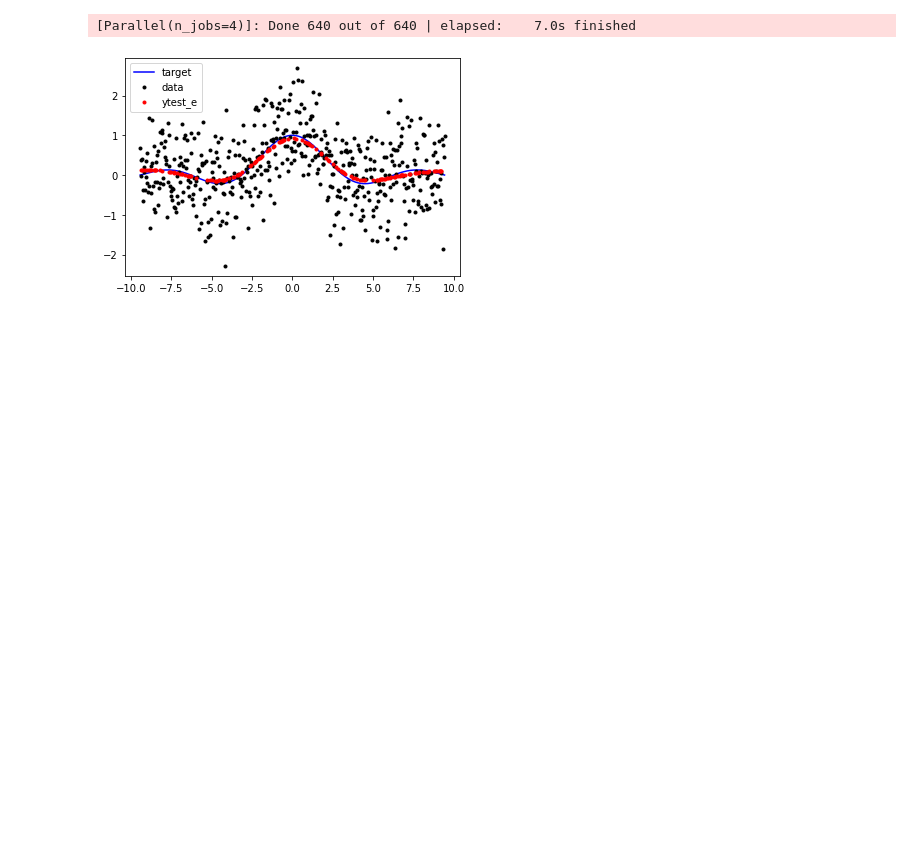
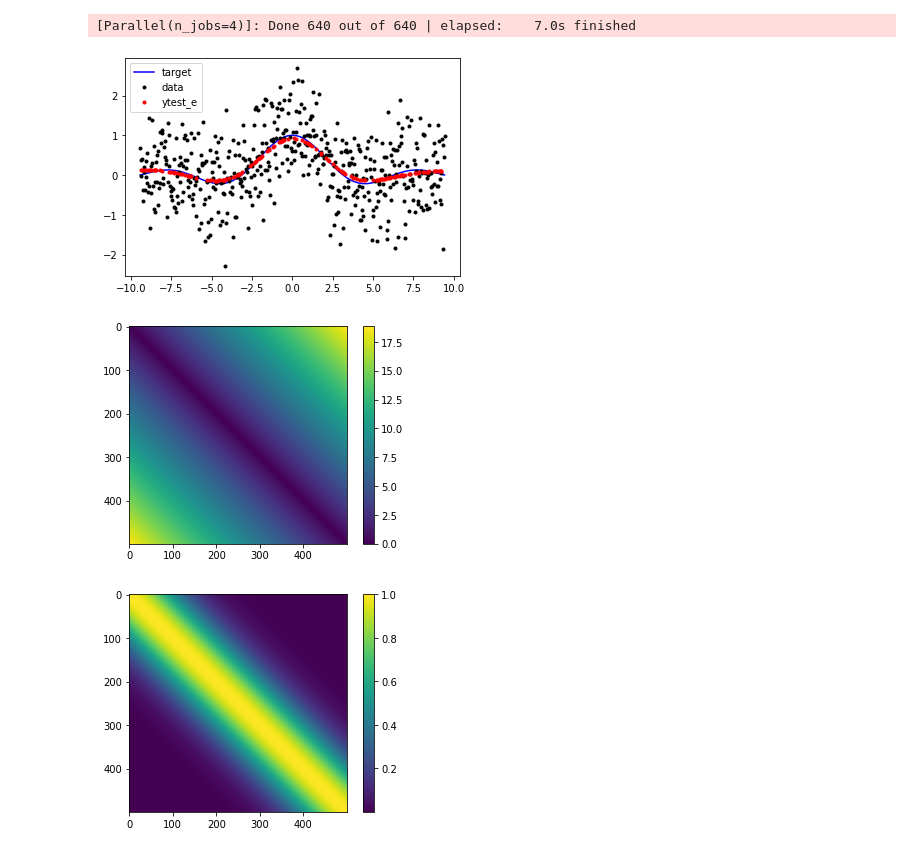
Before and after one commit to amalvarezme/AnaliticaDatos, a Jupyter notebook: 2_Regresion/2_ModeloNolineal_EjSinc.ipynb, the cells around one changed output. Cells and saved outputs as stored; diff of their text form; code cells hidden in the pictures; blank space fills up the shorter version.

```diff
--- a/2_Regresion/2_ModeloNolineal_EjSinc.ipynb
+++ b/2_Regresion/2_ModeloNolineal_EjSinc.ipynb
@@ -279,14 +279,23 @@ plt.show()
 [figure]
 # %%
 D = dist(X.reshape(-1,1),X.reshape(-1,1)) #disimilitud
-gamma = 100
+gamma = 0.1
+alpha = 10
 K = np.exp(-.5*gamma*D**2)
+Kalpha = K + alpha*np.eye(N)
+
+val,vec = np.linalg.eig(K)
+val_a,vec_a = np.linalg.eig(Kalpha)
+
 D.shape
 plt.imshow(D)
 plt.colorbar()
 plt.show()
 
 
 plt.imshow(K)
 plt.colorbar()
 plt.show()
+# %% [output]
+[figure, added]
+[figure, added]
```
Also changed, not shown: parts of 1 cell of this notebook.
